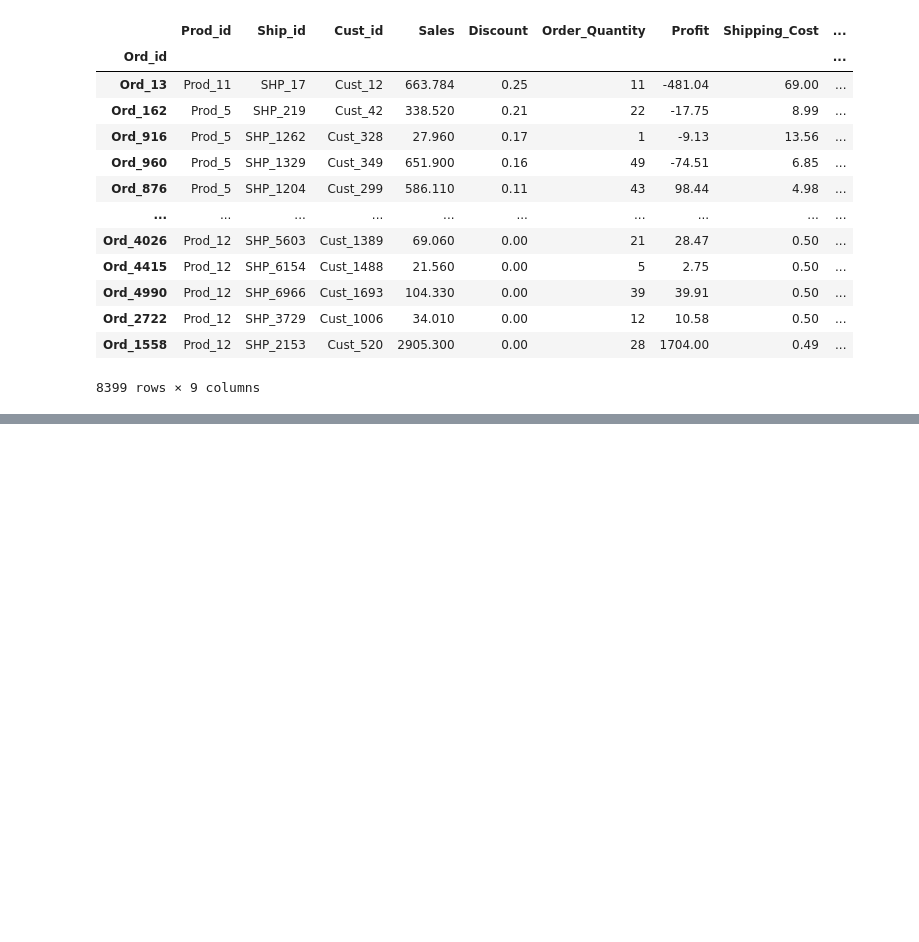
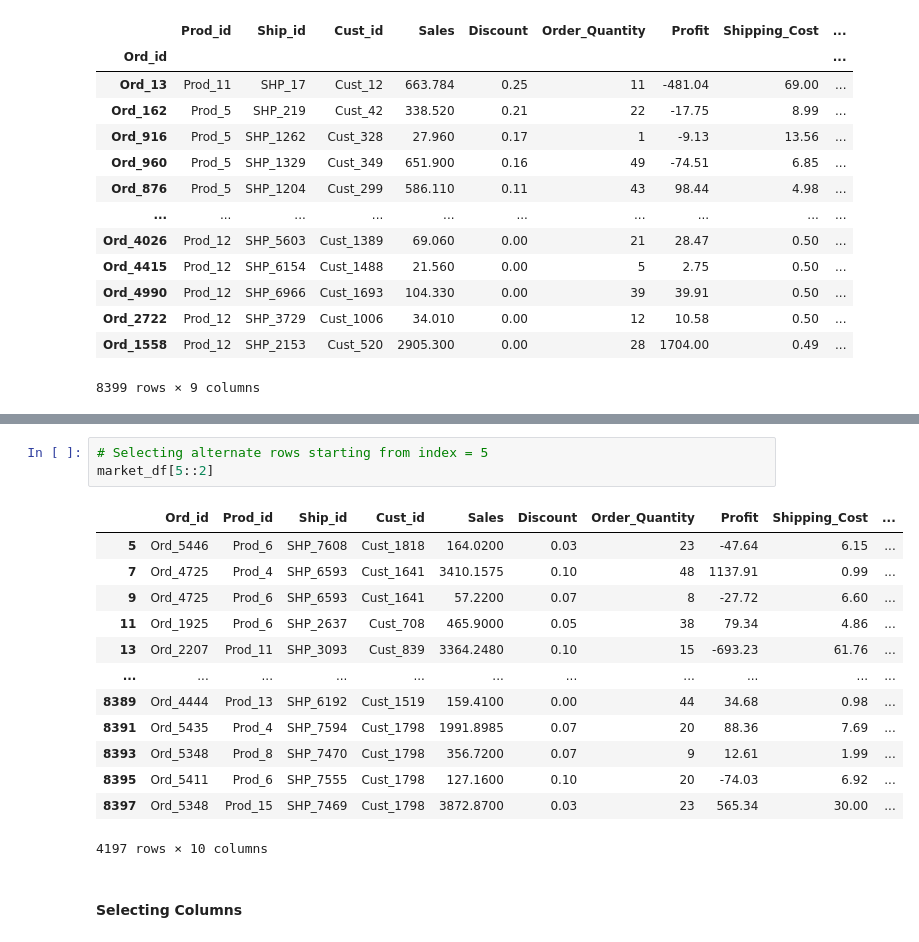
Before and after one commit to chethanbr86/Python_programs, a Jupyter notebook: upgrad/Numpy_Pandas/pandas_basics.ipynb, the cells around one changed output, grey strips where cells are left out. Drawn from its saved outputs; the diff is of its cells as text; blank space fills up the shorter version.

```diff
--- a/upgrad/Numpy_Pandas/pandas_basics.ipynb
+++ b/upgrad/Numpy_Pandas/pandas_basics.ipynb
@@ -245,0 +256,19 @@ market_df_1.sort_values(by = ['Discount', 'Shipping_Cost'], ascending = False)
+# %%
+# Selecting alternate rows starting from index = 5
+market_df[5::2]
+# %% [output]
+|  | Ord_id | Prod_id | Ship_id | Cust_id | Sales | Discount | Order_Quantity | Profit | Shipping_Cost | ... |
+| 5 | Ord_5446 | Prod_6 | SHP_7608 | Cust_1818 | 164.0200 | 0.03 | 23 | -47.64 | 6.15 | ... |
+| 7 | Ord_4725 | Prod_4 | SHP_6593 | Cust_1641 | 3410.1575 | 0.10 | 48 | 1137.91 | 0.99 | ... |
+| 9 | Ord_4725 | Prod_6 | SHP_6593 | Cust_1641 | 57.2200 | 0.07 | 8 | -27.72 | 6.60 | ... |
+| 11 | Ord_1925 | Prod_6 | SHP_2637 | Cust_708 | 465.9000 | 0.05 | 38 | 79.34 | 4.86 | ... |
+| 13 | Ord_2207 | Prod_11 | SHP_3093 | Cust_839 | 3364.2480 | 0.10 | 15 | -693.23 | 61.76 | ... |
+| ... | ... | ... | ... | ... | ... | ... | ... | ... | ... | ... |
+| 8389 | Ord_4444 | Prod_13 | SHP_6192 | Cust_1519 | 159.4100 | 0.00 | 44 | 34.68 | 0.98 | ... |
+| 8391 | Ord_5435 | Prod_4 | SHP_7594 | Cust_1798 | 1991.8985 | 0.07 | 20 | 88.36 | 7.69 | ... |
+| 8393 | Ord_5348 | Prod_8 | SHP_7470 | Cust_1798 | 356.7200 | 0.07 | 9 | 12.61 | 1.99 | ... |
+| 8395 | Ord_5411 | Prod_6 | SHP_7555 | Cust_1798 | 127.1600 | 0.10 | 20 | -74.03 | 6.92 | ... |
+| 8397 | Ord_5348 | Prod_15 | SHP_7469 | Cust_1798 | 3872.8700 | 0.03 | 23 | 565.34 | 30.00 | ... |
+4197 rows × 10 columns
+# %% [markdown]
+#### Selecting Columns
```
Also changed, not shown: parts of 49 cells of this notebook.
